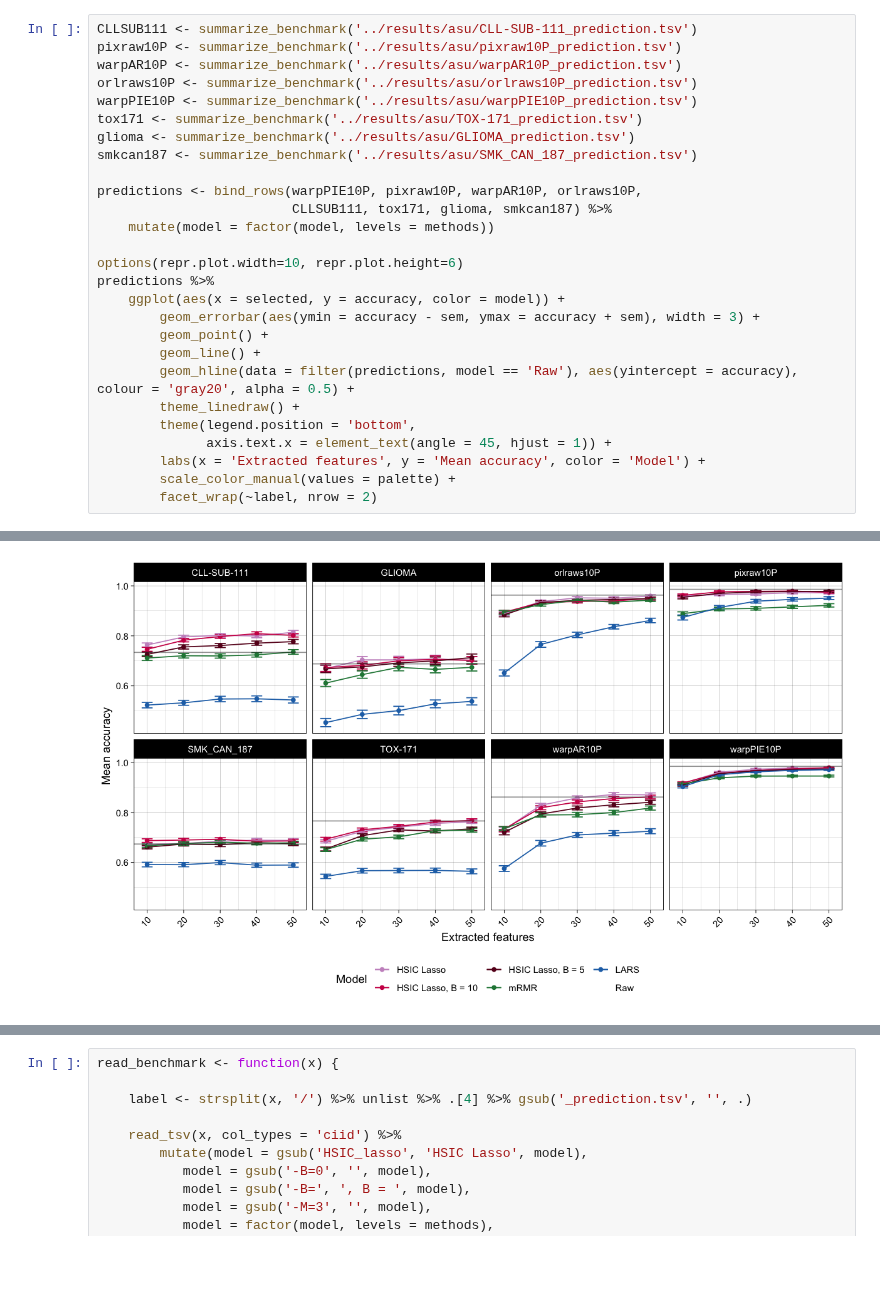
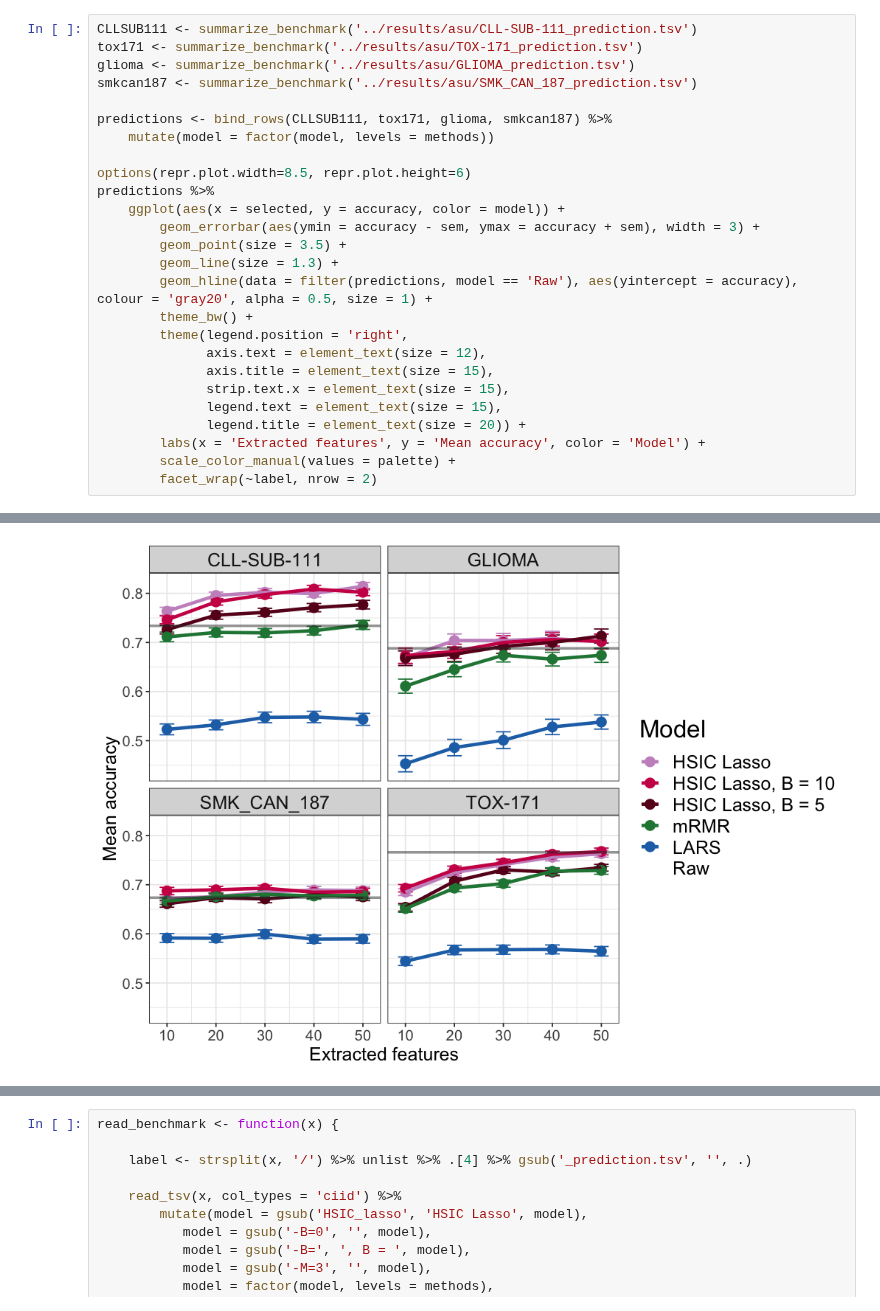
Before and after one commit to hclimente/nori, a Jupyter notebook: doc/benchmark_real.ipynb, the cells around one changed output, grey strips where cells are left out. Cells and saved outputs as stored; diff of their text form; blank space fills up the shorter version.

```diff
--- a/doc/benchmark_real.ipynb
+++ b/doc/benchmark_real.ipynb
@@ -51,28 +51,27 @@ The following object is masked from ‘package:ggplot2’:
 ✖ dplyr::lag()      masks stats::lag()
 # %%
 CLLSUB111 <- summarize_benchmark('../results/asu/CLL-SUB-111_prediction.tsv')
-pixraw10P <- summarize_benchmark('../results/asu/pixraw10P_prediction.tsv')
-warpAR10P <- summarize_benchmark('../results/asu/warpAR10P_prediction.tsv')
-orlraws10P <- summarize_benchmark('../results/asu/orlraws10P_prediction.tsv')
-warpPIE10P <- summarize_benchmark('../results/asu/warpPIE10P_prediction.tsv')
 tox171 <- summarize_benchmark('../results/asu/TOX-171_prediction.tsv')
 glioma <- summarize_benchmark('../results/asu/GLIOMA_prediction.tsv')
 smkcan187 <- summarize_benchmark('../results/asu/SMK_CAN_187_prediction.tsv')
 
-predictions <- bind_rows(warpPIE10P, pixraw10P, warpAR10P, orlraws10P,
-                         CLLSUB111, tox171, glioma, smkcan187) %>%
+predictions <- bind_rows(CLLSUB111, tox171, glioma, smkcan187) %>%
     mutate(model = factor(model, levels = methods))
 
-options(repr.plot.width=10, repr.plot.height=6)
+options(repr.plot.width=8.5, repr.plot.height=6)
 predictions %>%
     ggplot(aes(x = selected, y = accuracy, color = model)) +
         geom_errorbar(aes(ymin = accuracy - sem, ymax = accuracy + sem), width = 3) +
-        geom_point() +
-        geom_line() +
-        geom_hline(data = filter(predictions, model == 'Raw'), aes(yintercept = accuracy), colour = 'gray20', alpha = 0.5) +
-        theme_linedraw() +
-        theme(legend.position = 'bottom',
-              axis.text.x = element_text(angle = 45, hjust = 1)) +
+        geom_point(size = 3.5) +
+        geom_line(size = 1.3) +
+        geom_hline(data = filter(predictions, model == 'Raw'), aes(yintercept = accuracy), colour = 'gray20', alpha = 0.5, size = 1) +
+        theme_bw() +
+        theme(legend.position = 'right',
+              axis.text = element_text(size = 12),
+              axis.title = element_text(size = 15),
+              strip.text.x = element_text(size = 15),
+              legend.text = element_text(size = 15),
+              legend.title = element_text(size = 20)) +
         labs(x = 'Extracted features', y = 'Mean accuracy', color = 'Model') +
         scale_color_manual(values = palette) +
         facet_wrap(~label, nrow = 2)
@@ -84 +83 @@ Warning message:
-[figure, old version]
+[figure, new version]
```
Also changed, not shown: parts of 3 cells of this notebook, 4 other files.
